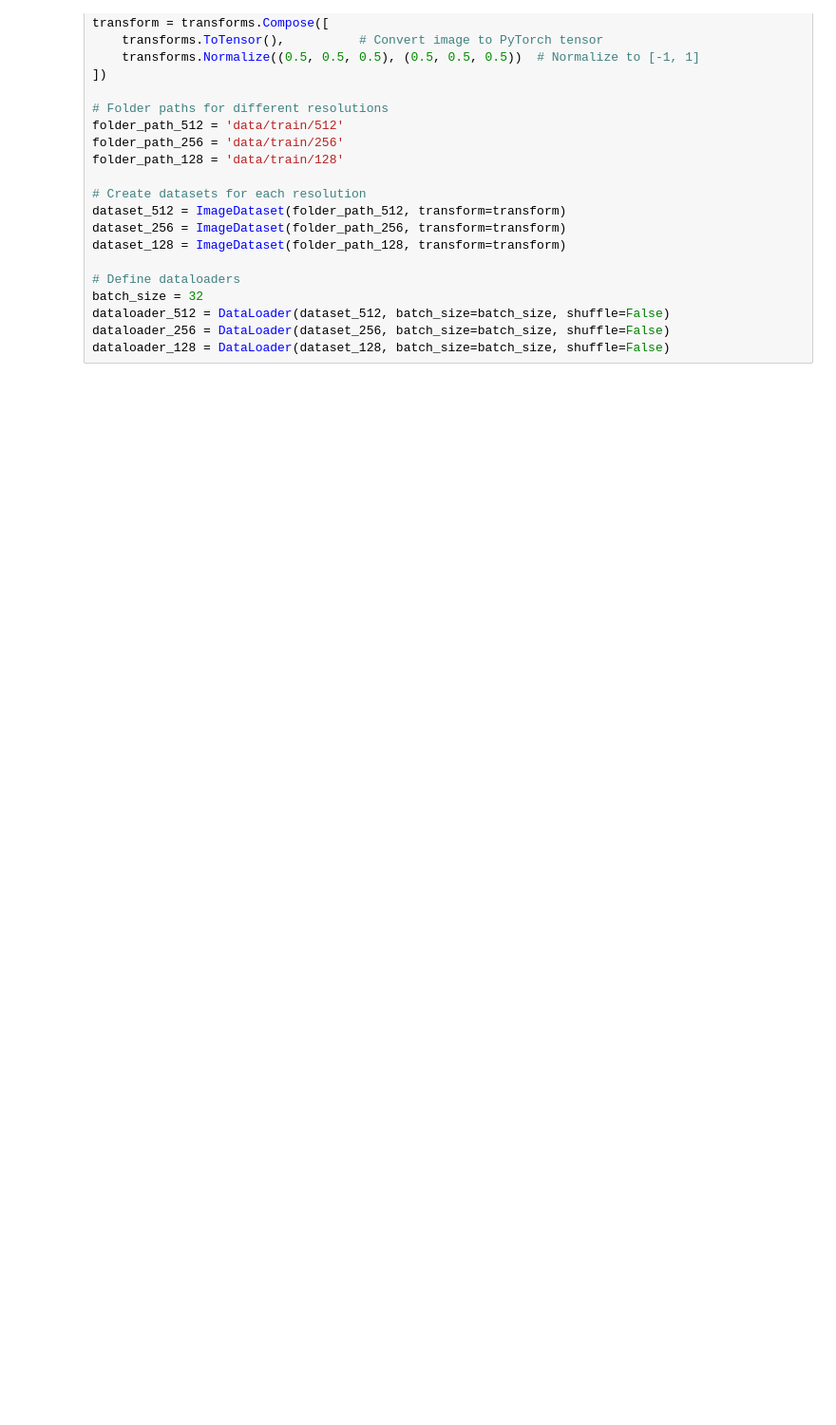
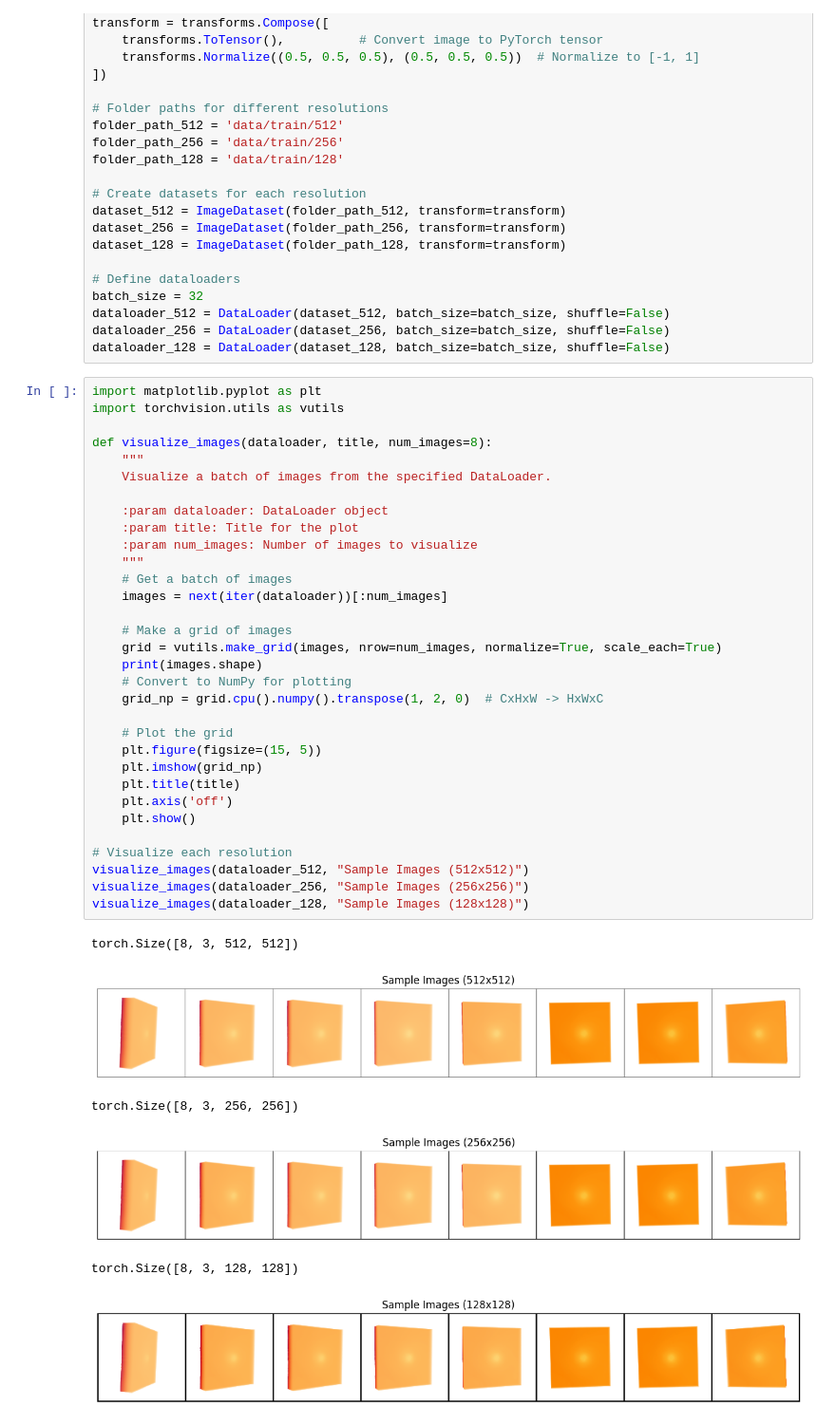
Before and after one commit to hardik1408/UGP, a Jupyter notebook: ae_new.ipynb, the cells around one changed output. Shown at 95% size. Drawn from its saved outputs; the diff is of its cells as text; blank space fills up the shorter version.

```diff
--- a/ae_new.ipynb
+++ b/ae_new.ipynb
@@ -142,3 +143,42 @@ batch_size = 32
 dataloader_512 = DataLoader(dataset_512, batch_size=batch_size, shuffle=False)
 dataloader_256 = DataLoader(dataset_256, batch_size=batch_size, shuffle=False)
 dataloader_128 = DataLoader(dataset_128, batch_size=batch_size, shuffle=False)
+# %%
+import matplotlib.pyplot as plt
+import torchvision.utils as vutils
+
+def visualize_images(dataloader, title, num_images=8):
+    """
+    Visualize a batch of images from the specified DataLoader.
+
+    :param dataloader: DataLoader object
+    :param title: Title for the plot
+    :param num_images: Number of images to visualize
+    """
+    # Get a batch of images
+    images = next(iter(dataloader))[:num_images]
+
+    # Make a grid of images
+    grid = vutils.make_grid(images, nrow=num_images, normalize=True, scale_each=True)
+    print(images.shape)
+    # Convert to NumPy for plotting
+    grid_np = grid.cpu().numpy().transpose(1, 2, 0)  # CxHxW -> HxWxC
+
+    # Plot the grid
+    plt.figure(figsize=(15, 5))
+    plt.imshow(grid_np)
+    plt.title(title)
+    plt.axis('off')
+    plt.show()
+
+# Visualize each resolution
+visualize_images(dataloader_512, "Sample Images (512x512)")
+visualize_images(dataloader_256, "Sample Images (256x256)")
+visualize_images(dataloader_128, "Sample Images (128x128)")
+# %% [output]
+torch.Size([8, 3, 512, 512])
+[figure, added]
+torch.Size([8, 3, 256, 256])
+[figure, added]
+torch.Size([8, 3, 128, 128])
+[figure, added]
```
Also changed, not shown: parts of 16 cells of this notebook, 3 other files.
